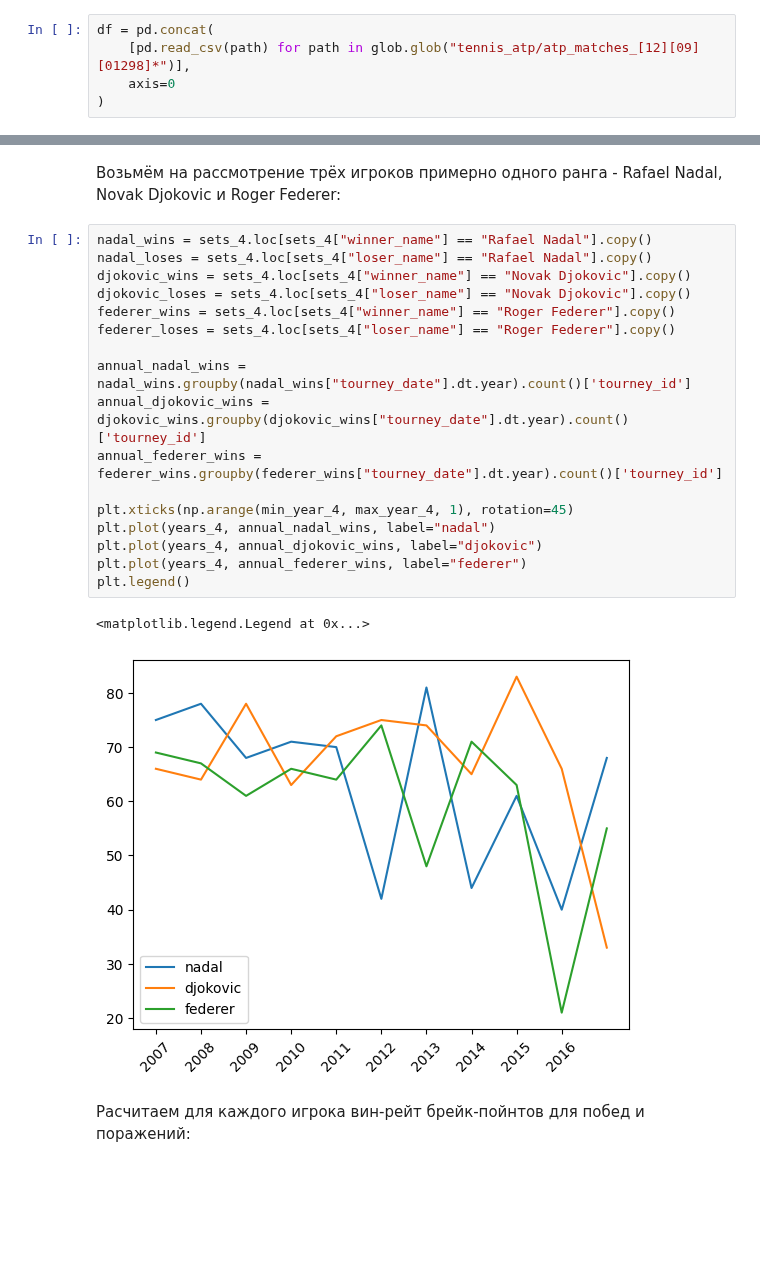
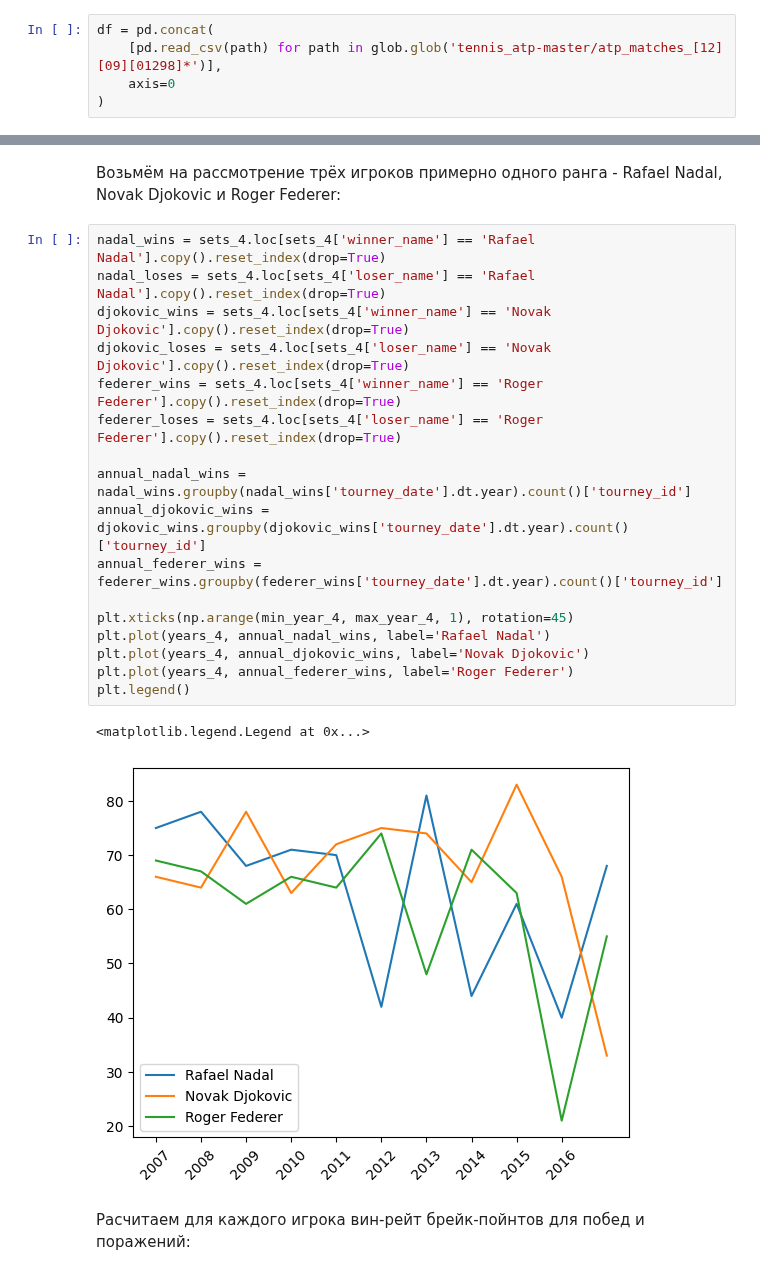
Before and after one commit to diadkinang/DS-study, a Jupyter notebook: HW3 Diadkina Nadia.ipynb, the cells around one changed output, grey strips where cells are left out. Cells and saved outputs as stored; diff of their text form; blank space fills up the shorter version.

```diff
--- a/HW3 Diadkina Nadia.ipynb
+++ b/HW3 Diadkina Nadia.ipynb
@@ -12,7 +12,7 @@ import seaborn as sns
 from scipy import stats
 # %%
 df = pd.concat(
-    [pd.read_csv(path) for path in glob.glob("tennis_atp/atp_matches_[12][09][01298]*")],
+    [pd.read_csv(path) for path in glob.glob('tennis_atp-master/atp_matches_[12][09][01298]*')],
     axis=0
 )
 # %%
@@ -299,25 +295,25 @@ sets_4 = df.loc[
 # %% [markdown]
 Возьмём на рассмотрение трёх игроков примерно одного ранга - Rafael Nadal, Novak Djokovic и Roger Federer:
 # %%
-nadal_wins = sets_4.loc[sets_4["winner_name"] == "Rafael Nadal"].copy()
-nadal_loses = sets_4.loc[sets_4["loser_name"] == "Rafael Nadal"].copy()
-djokovic_wins = sets_4.loc[sets_4["winner_name"] == "Novak Djokovic"].copy()
-djokovic_loses = sets_4.loc[sets_4["loser_name"] == "Novak Djokovic"].copy()
-federer_wins = sets_4.loc[sets_4["winner_name"] == "Roger Federer"].copy()
-federer_loses = sets_4.loc[sets_4["loser_name"] == "Roger Federer"].copy()
+nadal_wins = sets_4.loc[sets_4['winner_name'] == 'Rafael Nadal'].copy().reset_index(drop=True)
+nadal_loses = sets_4.loc[sets_4['loser_name'] == 'Rafael Nadal'].copy().reset_index(drop=True)
+djokovic_wins = sets_4.loc[sets_4['winner_name'] == 'Novak Djokovic'].copy().reset_index(drop=True)
+djokovic_loses = sets_4.loc[sets_4['loser_name'] == 'Novak Djokovic'].copy().reset_index(drop=True)
+federer_wins = sets_4.loc[sets_4['winner_name'] == 'Roger Federer'].copy().reset_index(drop=True)
+federer_loses = sets_4.loc[sets_4['loser_name'] == 'Roger Federer'].copy().reset_index(drop=True)
 
-annual_nadal_wins = nadal_wins.groupby(nadal_wins["tourney_date"].dt.year).count()['tourney_id']
-annual_djokovic_wins = djokovic_wins.groupby(djokovic_wins["tourney_date"].dt.year).count()['tourney_id']
-annual_federer_wins = federer_wins.groupby(federer_wins["tourney_date"].dt.year).count()['tourney_id']
+annual_nadal_wins = nadal_wins.groupby(nadal_wins['tourney_date'].dt.year).count()['tourney_id']
+annual_djokovic_wins = djokovic_wins.groupby(djokovic_wins['tourney_date'].dt.year).count()['tourney_id']
+annual_federer_wins = federer_wins.groupby(federer_wins['tourney_date'].dt.year).count()['tourney_id']
 
 plt.xticks(np.arange(min_year_4, max_year_4, 1), rotation=45)
-plt.plot(years_4, annual_nadal_wins, label="nadal")
-plt.plot(years_4, annual_djokovic_wins, label="djokovic")
-plt.plot(years_4, annual_federer_wins, label="federer")
+plt.plot(years_4, annual_nadal_wins, label='Rafael Nadal')
+plt.plot(years_4, annual_djokovic_wins, label='Novak Djokovic')
+plt.plot(years_4, annual_federer_wins, label='Roger Federer')
 plt.legend()
 # %% [output]
 <matplotlib.legend.Legend at 0x...>
-[figure, old version]
+[figure, new version]
 # %% [markdown]
 Расчитаем для каждого игрока вин-рейт брейк-пойнтов для побед и поражений:
 # %%
```
Also changed, not shown: parts of 58 cells of this notebook.
